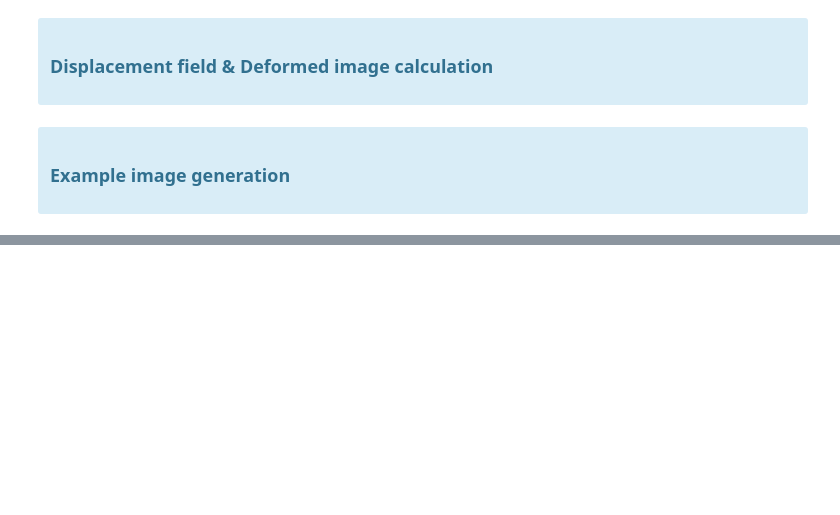
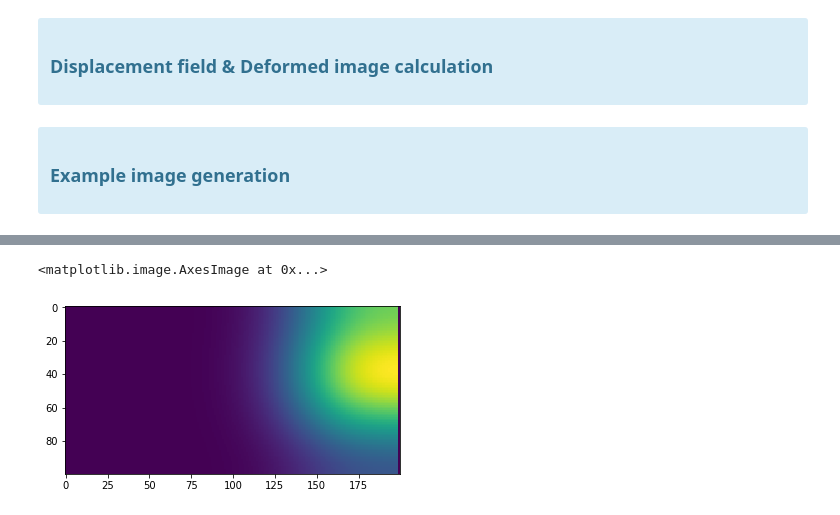
Before and after one commit to diminou/ImageTrackingCNN, a Jupyter notebook: Raw_image_gen.ipynb, the cells around one changed output, grey strips where cells are left out. Cells and saved outputs as stored; diff of their text form; code cells hidden in the pictures; blank space fills up the shorter version.

```diff
--- a/Raw_image_gen.ipynb
+++ b/Raw_image_gen.ipynb
@@ -112,0 +161,8 @@ cv2.destroyAllWindows()
+# %%
+from scipy import ndimage
+
+def shift_elements(original, deformations):
+    x_def, y_def = deformations
+    def shift_func(image):
+        return (image[0] - x_def[image], image[1] - y_def[image])
+    return ndimage.geometric_transform(original, shift_func)
@@ -112,0 +175,7 @@ cv2.destroyAllWindows()
+# %%
+ad = deform_matrix(6345616, a.shape, (200.0, 110.0), (10.0, 50.0))
+shifted = shift_elements(a, ad)
+plt.imshow(shifted)
+# %% [output]
+<matplotlib.image.AxesImage at 0x...>
+[figure, added]
```
Also changed, not shown: parts of 37 cells of this notebook, 3 other files.
